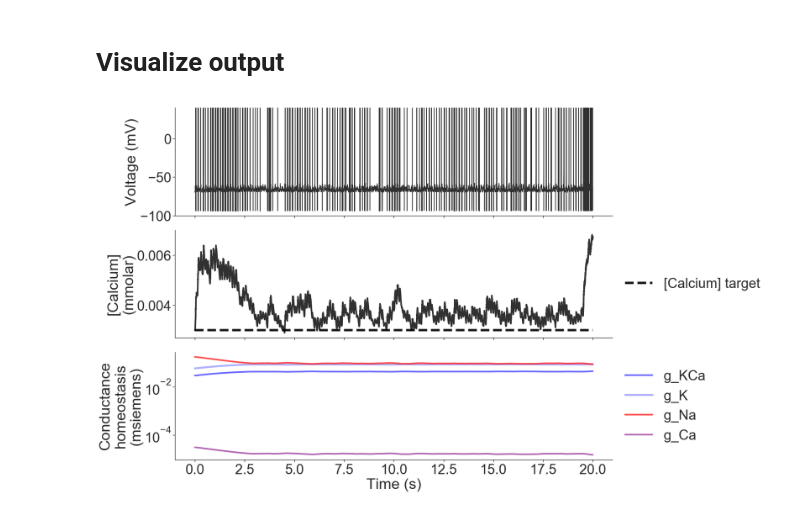
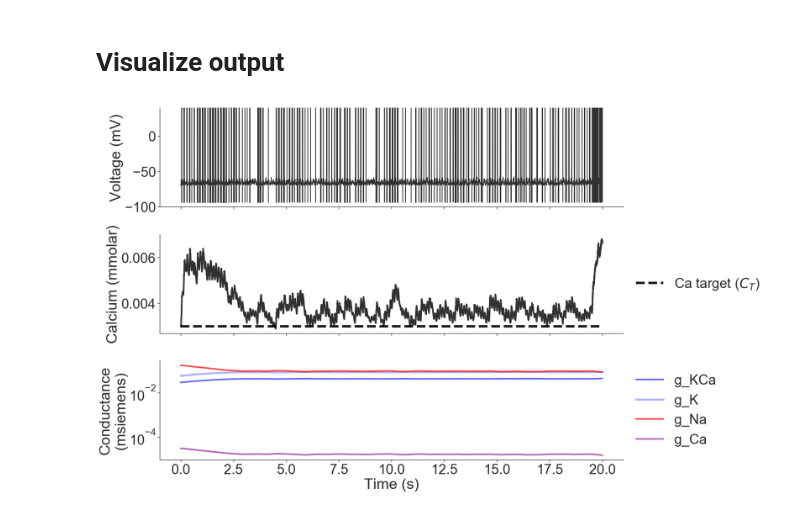
Before and after one commit to voytekresearch/resistingrhythm, a Jupyter notebook: resistingrhythm/ipynb/paper_figures_HHH.ipynb, the cells around one changed output. Cells and saved outputs as stored; diff of their text form; code cells hidden in the pictures.

```diff
--- a/resistingrhythm/ipynb/paper_figures_HHH.ipynb
+++ b/resistingrhythm/ipynb/paper_figures_HHH.ipynb
@@ -151,34 +173,34 @@ _ = ax[0].set_ylim(-100, 40)
 # _ = ax[1].plot(t, v, linestyle='-', linewidth=1.5, color='k', alpha=0.9)
 # _ = ax[1].set_ylabel("Total conductance\n(msiemens)")
 # # _ = ax[1].set_ylim(-100, 40)
 
 # Ca
 ca_target = 0.003
 t = results['times']
 v = results['calcium'][n, :]
 _ = ax[1].plot(t, v, linestyle='-', linewidth=4, color='k', alpha=0.9)
 _ = ax[1].plot(t, np.repeat(ca_target, v.size),
-               linestyle='--', linewidth=6, color='black', alpha=0.9, label="[Calcium] target")
-_ = ax[1].set_ylabel("[Calcium]\n(mmolar)")
+               linestyle='--', linewidth=6, color='black', alpha=0.9, label="Ca target ($C_T$)")
+_ = ax[1].set_ylabel("Calcium (mmolar)")
 _ = ax[1].legend(loc='center left', bbox_to_anchor=(1, 0.5), frameon=False)
 # _ = ax[1].set_ylim(-100, 40)
 
 # Homeostatsis
 t = results['times']
 v1 = results['g_KCa'][n, :]
 v2 = results['g_K'][n, :]
 v3 = results['g_Na'][n, :]
 v4 = results['g_Ca'][n, :]
 _ = ax[2].semilogy(t, v1, linestyle='-', linewidth=4, color='blue', alpha=0.6, label="g_KCa")
 _ = ax[2].semilogy(t, v2, linestyle='-', linewidth=5, color='blue', alpha=0.3, label="g_K")
 _ = ax[2].semilogy(t, v3, linestyle='-', linewidth=4, color='red', alpha=0.7, label="g_Na")
 _ = ax[2].semilogy(t, v4, linestyle='-', linewidth=4, color='purple', alpha=0.6, label="g_Ca")
 _ = ax[2].set_xlabel("Time (s)")
-_ = ax[2].set_ylabel("Conductance\nhomeostasis\n(msiemens)")
+_ = ax[2].set_ylabel("Conductance\n(msiemens)")
 _ = ax[2].legend(loc='center left', bbox_to_anchor=(1, 0.5), frameon=False)
 
 # -
 plt.tight_layout()
 sns.despine()
 # %% [output]
-[figure, old version]
+[figure, new version]
```
Also changed, not shown: parts of 3 cells of this notebook, 1 other file.
